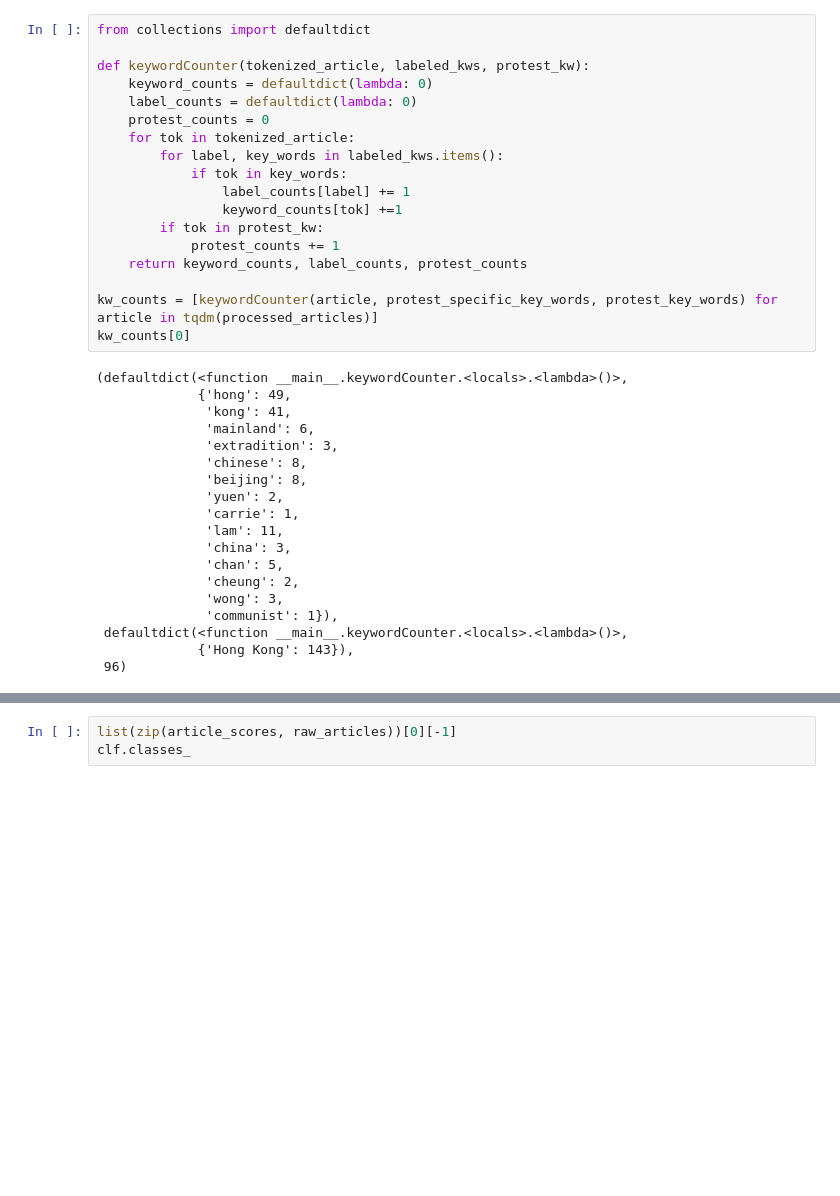
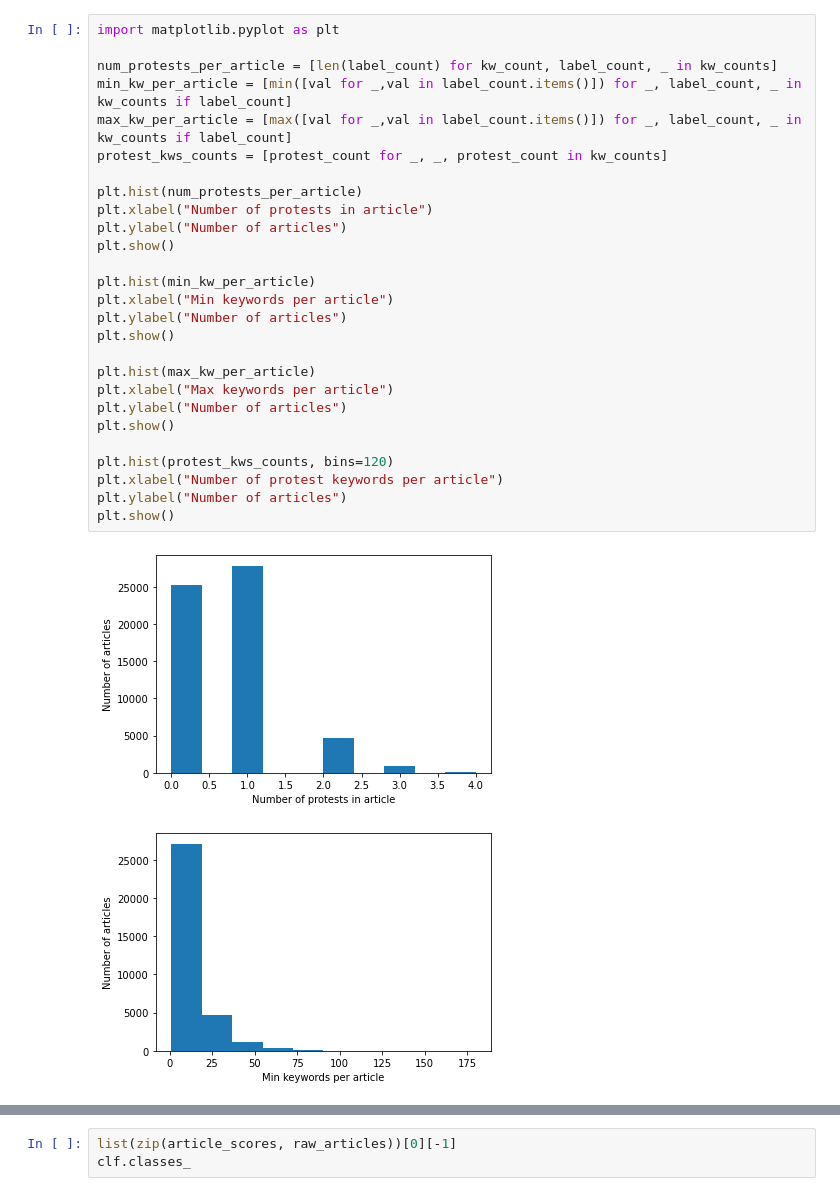
Before and after one commit to FelixLabelle/data_cleaner, a Jupyter notebook: data_filter_v2.ipynb, the cells around one changed output, grey strips where cells are left out. Drawn from its saved outputs; the diff is of its cells as text; blank space fills up the shorter version.

```diff
--- a/data_filter_v2.ipynb
+++ b/data_filter_v2.ipynb
@@ -73,37 +113,30 @@ processed_articles[0]
-# %%
-from collections import defaultdict
-
-def keywordCounter(tokenized_article, labeled_kws, protest_kw):
-    keyword_counts = defaultdict(lambda: 0)
-    label_counts = defaultdict(lambda: 0)
-    protest_counts = 0
-    for tok in tokenized_article:
-        for label, key_words in labeled_kws.items():
-            if tok in key_words:
-                label_counts[label] += 1
-                keyword_counts[tok] +=1
-        if tok in protest_kw:
-            protest_counts += 1
-    return keyword_counts, label_counts, protest_counts
-
-kw_counts = [keywordCounter(article, protest_specific_key_words, protest_key_words) for article in tqdm(processed_articles)]
-kw_counts[0]
-# %% [output]
-(defaultdict(<function __main__.keywordCounter.<locals>.<lambda>()>,
-             {'hong': 49,
-              'kong': 41,
-              'mainland': 6,
-              'extradition': 3,
-              'chinese': 8,
-              'beijing': 8,
-              'yuen': 2,
-              'carrie': 1,
-              'lam': 11,
-              'china': 3,
-              'chan': 5,
-              'cheung': 2,
-              'wong': 3,
-              'communist': 1}),
- defaultdict(<function __main__.keywordCounter.<locals>.<lambda>()>,
-             {'Hong Kong': 143}),
- 96)
+# %%
+import matplotlib.pyplot as plt
+
+num_protests_per_article = [len(label_count) for kw_count, label_count, _ in kw_counts]
+min_kw_per_article = [min([val for _,val in label_count.items()]) for _, label_count, _ in kw_counts if label_count]
+max_kw_per_article = [max([val for _,val in label_count.items()]) for _, label_count, _ in kw_counts if label_count]
+protest_kws_counts = [protest_count for _, _, protest_count in kw_counts]
+
+plt.hist(num_protests_per_article)
+plt.xlabel("Number of protests in article")
+plt.ylabel("Number of articles")
+plt.show()
+
+plt.hist(min_kw_per_article)
+plt.xlabel("Min keywords per article")
+plt.ylabel("Number of articles")
+plt.show()
+
+plt.hist(max_kw_per_article)
+plt.xlabel("Max keywords per article")
+plt.ylabel("Number of articles")
+plt.show()
+
+plt.hist(protest_kws_counts, bins=120)
+plt.xlabel("Number of protest keywords per article")
+plt.ylabel("Number of articles")
+plt.show()
+# %% [output]
+[figure, added]
+[figure, added]
```
Also changed, not shown: parts of 35 cells of this notebook, 3 other files.
